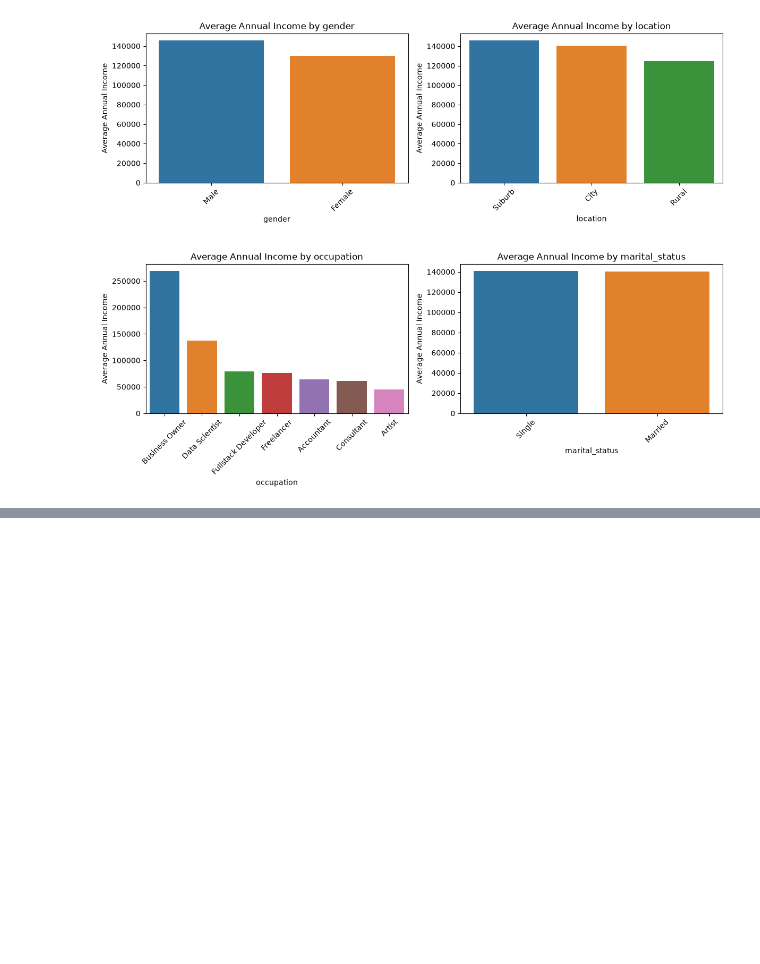
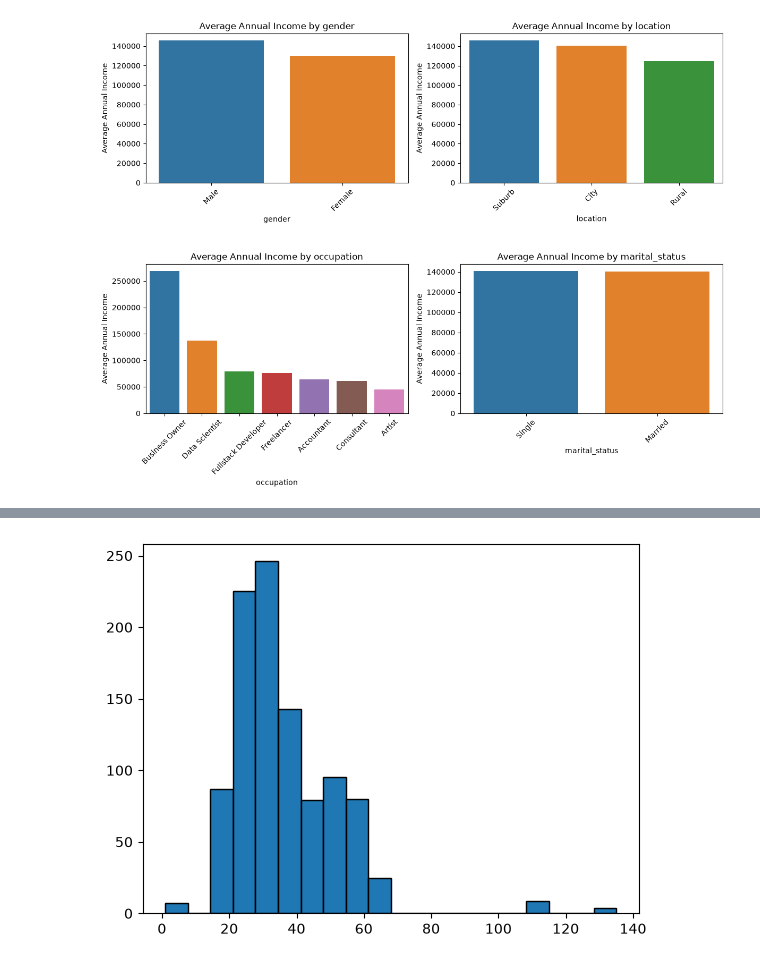
Before and after one commit to YoKshirsagar/Gen-AI, a Jupyter notebook: 5.Math And Statistics/6.Atliqo Bank Project Phase 1 Find Traget Market/7.8_Treat Outliers in Age Column.ipynb, the cells around one changed output, grey strips where cells are left out. Cells and saved outputs as stored; diff of their text form; code cells hidden in the pictures; blank space fills up the shorter version.

```diff
--- a/5.Math And Statistics/6.Atliqo Bank Project Phase 1 Find Traget Market/7.6_Data Visualization Annual Income.ipynb
+++ b/5.Math And Statistics/6.Atliqo Bank Project Phase 1 Find Traget Market/7.8_Treat Outliers in Age Column.ipynb
@@ -391,0 +416,5 @@ plt.show()
+# %%
+plt.hist(df_cust.age, bins=20,edgecolor="black")  # put cursor on plt.hist() function and press shift + TAB for Information of function
+plt.show()
+# %% [output]
+[figure, added]
```
Also changed, not shown: parts of 7 cells of this notebook.
